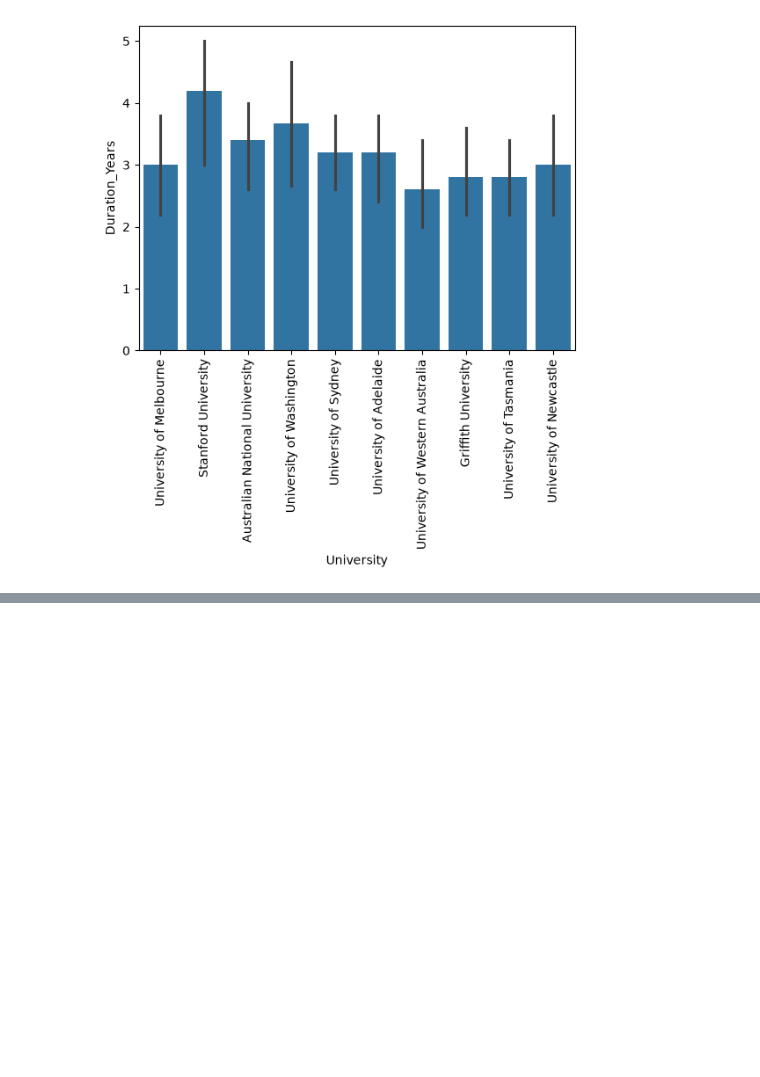
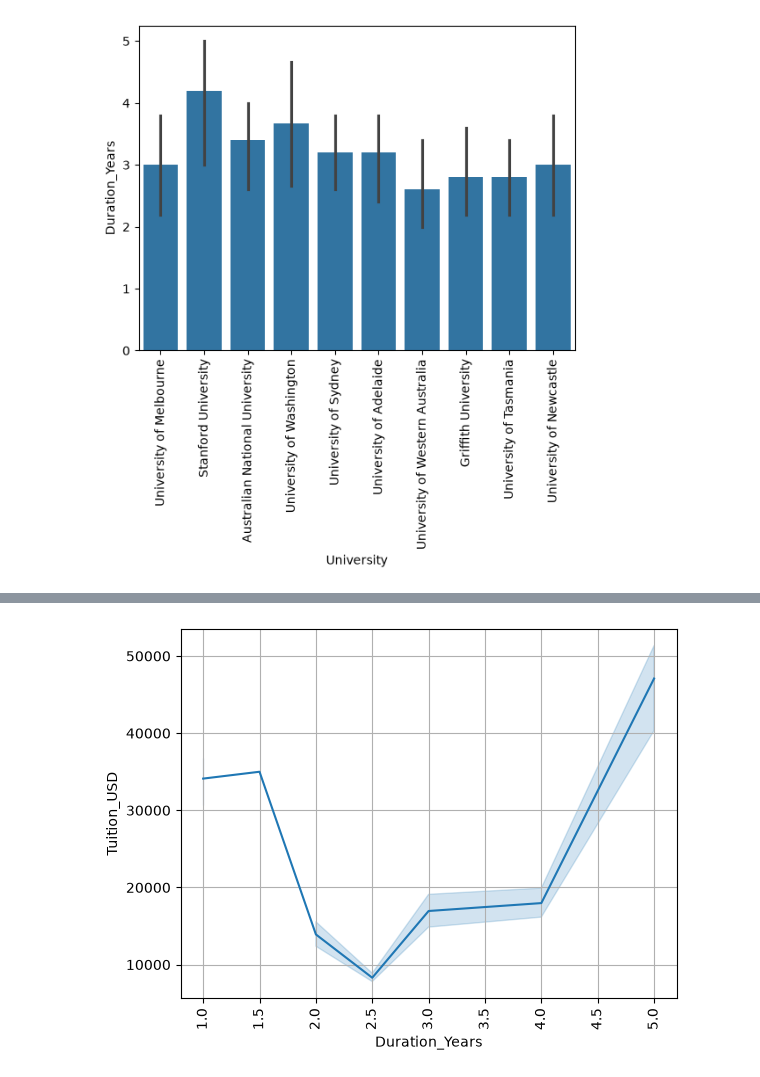
Before and after one commit to saileshchikkam/GEN-Ai, a Jupyter notebook: Machine Learning/ML Model Building/BuildingModel_1.ipynb, the cells around one changed output, grey strips where cells are left out. Cells and saved outputs as stored; diff of their text form; code cells hidden in the pictures; blank space fills up the shorter version.

```diff
--- a/Machine Learning/ML Model Building/BuildingModel_1.ipynb
+++ b/Machine Learning/ML Model Building/BuildingModel_1.ipynb
@@ -541,0 +549,7 @@ plt.show()
+# %%
+sns.lineplot(data = df, x = 'Duration_Years',y = 'Tuition_USD')
+plt.xticks(rotation='vertical')
+plt.grid()
+plt.show()
+# %% [output]
+[figure, added]
```
Also changed, not shown: parts of 8 cells of this notebook.
